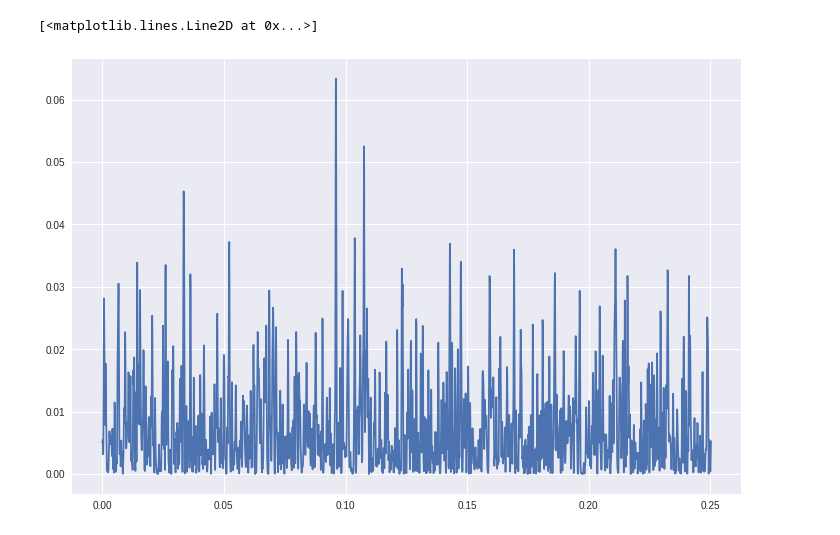
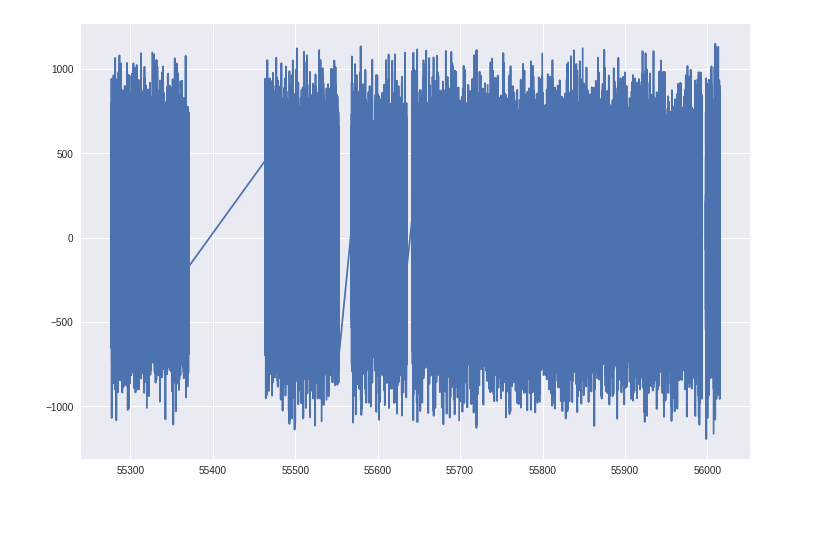
Before and after one commit to mileslucas/stat444, a Jupyter notebook: project/project.ipynb, the cells around one changed output. Saved outputs shown, nothing was run; the diff lists cells and outputs as text; code cells hidden in the pictures.

```diff
--- a/project/project.ipynb
+++ b/project/project.ipynb
@@ -31,5 +21,11 @@ frequency, power = LombScargle(data['MJD'], data['I']).autopower()
+# %%
+lc = pd.read_table('data/kplr007107778_kasoc-ts_slc_v1.dat', sep='\s+', comment='#', names=['time', 'flux', 'flux_error'], dtype='f8')
+psd = pd.read_table('data/kplr007107778_kasoc-psd_slc_v1.pow', sep='\s+', comment='#', names=['freq', 'power'], dtype='f8')
+# %%
+t = lc['time']
+f = lc['flux']
+ferr = lc['flux_error']
 # %%
-plt.plot(frequency, power)
+plt.plot(t, f);
 # %% [output]
-[<matplotlib.lines.Line2D at 0x...>]
-[figure, old version]
+[figure, new version]
```
Also changed, not shown: parts of 14 cells of this notebook, 7 other files.
